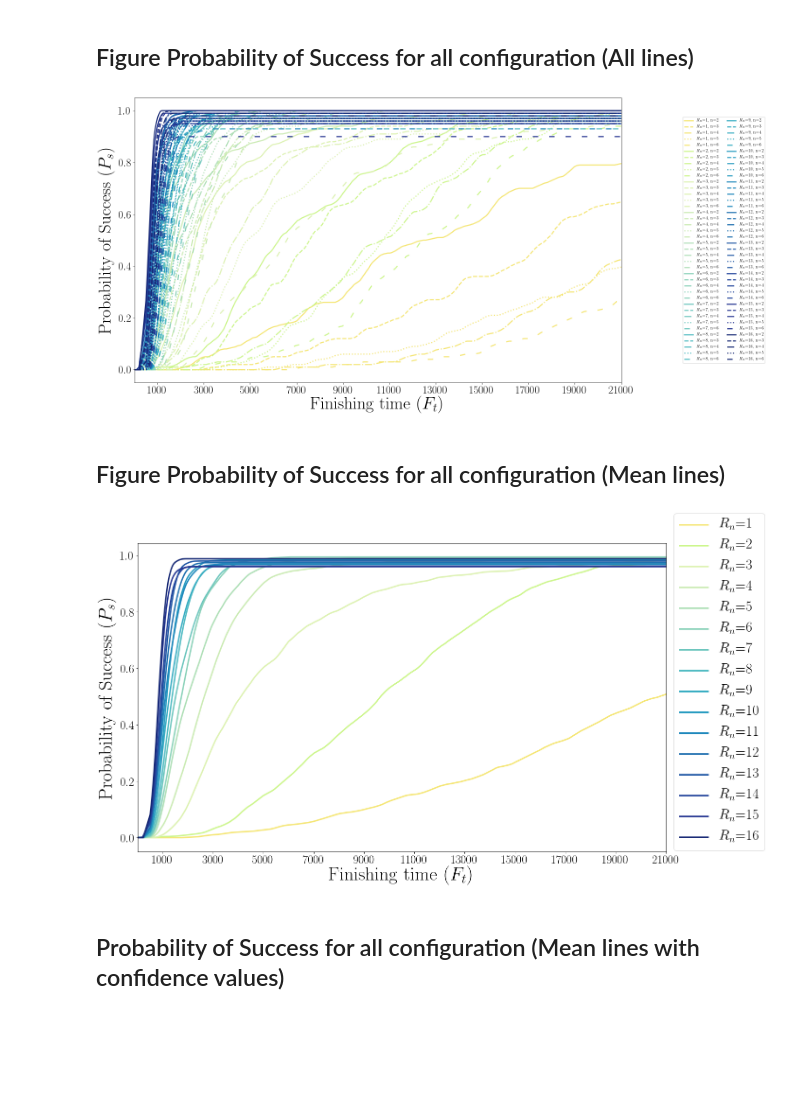
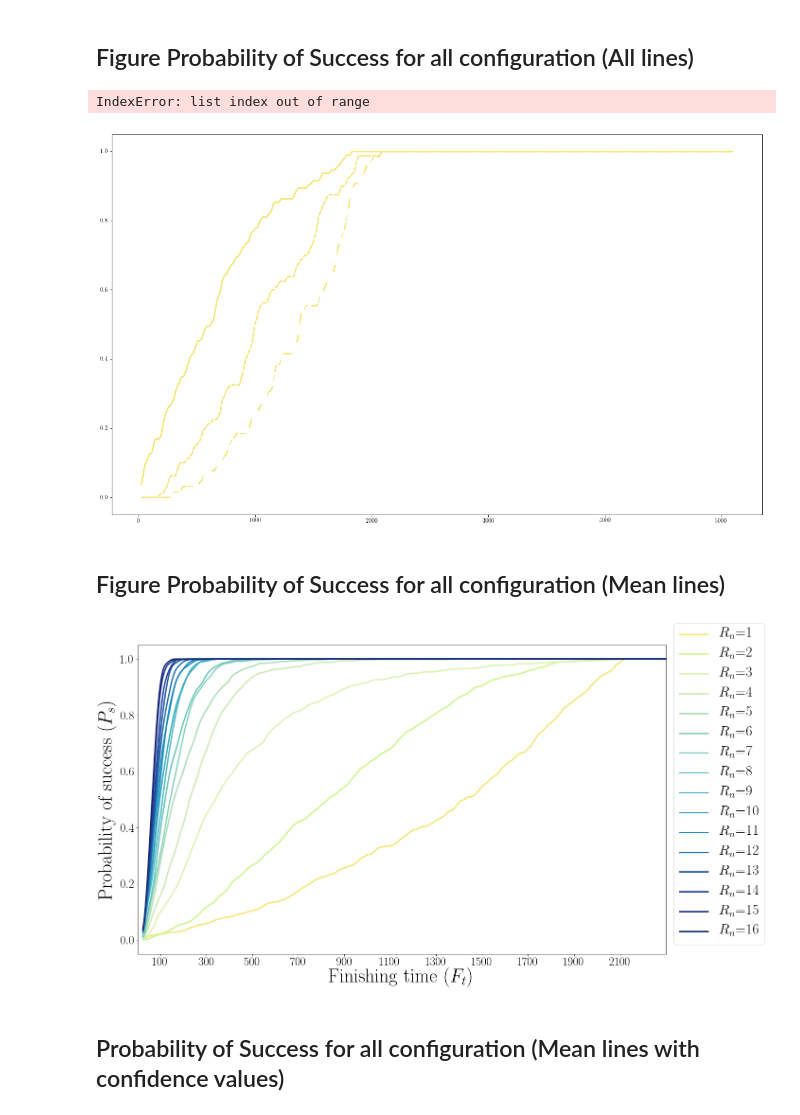
Before and after one commit to edcafenet/data_analysis_merkle_tree_experiments, a Jupyter notebook: Simulation_Analysis_Foraging.ipynb, the cells around one changed output. Drawn from its saved outputs; the diff is of its cells as text; code cells hidden in the pictures; blank space fills up the shorter version.

Commit message:
last version of the scripts

```diff
--- a/Simulation_Analysis_Foraging.ipynb
+++ b/Simulation_Analysis_Foraging.ipynb
@@ -24,10 +25,11 @@ color_map[1] = '#cdf68d'
 
 #color_map = sns.cubehelix_palette(n_colors=len(ROBOT_RANGE), light=0.7, rot=-0.4)
 
-linestyles = ['-', '--', '-.', ':', '-']
+linestyles = ['-', '--', '-.', ':', '-','-']
 markers=['x', ',', '^', 'o', '.']
 loosely_dotted = (0, (5,10))
-linestyles = ['solid','dashed','dashdot','dotted',loosely_dotted]
+#linestyles = ['solid','dashed','dashdot','dotted', (0, (3, 5, 1, 5)), loosely_dotted]
+linestyles = ['solid','dashed', loosely_dotted]
 sns.palplot(color_map)
 # %% [output]
 [figure]
@@ -59,13 +82,13 @@ def FinishingTimesFirstToCompleteMerkleTree(NUMBER_OF_ROBOTS, NUMBER_OF_TOKENS,
         if array_with_nan.empty:
             if (col_dimension < THRESHOLD):
                 first_robot_timestamp = frame[column_sim_id].index[frame[column_sim_id]>0][0] + 2
-                sims_set_list.append(first_robot_timestamp)
+                sims_set_list.append(first_robot_timestamp/10)
             else:
                 sims_set_list.append(np.nan)
 
         # If there is NaN just get the first one
         else:
-            sims_set_list.append(min(array_with_nan)+1)
+            sims_set_list.append((min(array_with_nan)+1)/10)
 
     return sims_set_list
 # %%
@@ -115,7 +137,7 @@ def CompletionSuccess(THRESHOLD, FINISHING_TIMES):
 #  Foraging Mission Analysis Sequential
 # %%
 # Specify the file paths and the list of all sim data files
-path=r'/Users/eddie/foraging-epuck-sim-last-100-iterations/' # use your path
+path=r'/home/eddie/foraging-epuck-sim-last-100-iterations/' # use your path
 ALL_FILES = glob2.glob(path + "/*/*/*/*/*.dat")
 
 # Filter up to what simulation do you want to consider
@@ -128,9 +150,9 @@ for _file in ALL_FILES:
 # %%
 # Specify the search terms for filtering the files
 ROBOT_RANGE = range(1,17)
-TOKEN_RANGE = range(4,9)
+TOKEN_RANGE = [2, 4, 5, 6, 7, 8]
 DENSITY_OF_TOKENS = '\d'
-TIMEOUT_THRESHOLD = 21000
+TIMEOUT_THRESHOLD = 5100
 
 # Matrix Creation
 FINISHING_TIMES = [[[] for i in range(len(TOKEN_RANGE))] for i in range(len(ROBOT_RANGE))]
@@ -142,41 +164,42 @@ pairs = [(i,j) for i in range(len(ROBOT_RANGE)) for j in range(len(TOKEN_RANGE))
 for x, NUMBER_OF_ROBOTS in enumerate(ROBOT_RANGE):
     for y, NUMBER_OF_TOKENS in enumerate(TOKEN_RANGE):
         FINISHING_TIMES[x][y] = FinishingTimesFirstToCompleteMerkleTree(NUMBER_OF_ROBOTS, NUMBER_OF_TOKENS, DENSITY_OF_TOKENS, TIMEOUT_THRESHOLD, ALL_FILES)
-        SUCCESS_PERCENTAGES[x][y] = CompletionSuccess(TIMEOUT_THRESHOLD, FINISHING_TIMES[x][y])
+        SUCCESS_PERCENTAGES[x][y] = CompletionSuccess(TIMEOUT_THRESHOLD, [f for f in FINISHING_TIMES[x][y] if str(f) != 'nan'])
 # %% [markdown]
 ## Figure Probability of Success for all configuration (All lines)
 # %%
 def interpolate(xnew, pair, SUCCESS_PERCENTAGES):
     xnew[0][225] = SUCCESS_PERCENTAGES[pair[0]][pair[1]][225]
     xnew[0][200] = SUCCESS_PERCENTAGES[pair[0]][pair[1]][200]
     xnew[0][100] = SUCCESS_PERCENTAGES[pair[0]][pair[1]][100]
     xnew[0][0] = SUCCESS_PERCENTAGES[pair[0]][pair[1]][0]
     return xnew
 
 # Success rate calculation
 plt.figure(figsize=(20,12))
 plt.rc('text', usetex=True)
 plt.rc('font', family='serif')
 
 for pair in pairs:
-    xnew = pd.DataFrame(SUCCESS_PERCENTAGES[pair[0]][pair[1]]).rolling(500).mean()
-    xnew = interpolate(xnew, pair, SUCCESS_PERCENTAGES)
+    xnew = pd.DataFrame(SUCCESS_PERCENTAGES[pair[0]][pair[1]]).rolling(25).mean()
+    #xnew = interpolate(xnew, pair, SUCCESS_PERCENTAGES)
     xnew = xnew.interpolate()
     xnew.dropna(inplace=True)
-    #plt.plot(xnew, color=color_map[pair[0]], ls=linestyles[pair[1]], label = "_nolegend")
+    plt.plot(xnew, color=color_map[pair[0]], ls=linestyles[pair[1]], label = "_nolegend")
     plt.plot(xnew, color=color_map[pair[0]], lw=2.5, ls=linestyles[pair[1]], label= str(r'$R_{n}$='+ str(pair[0]+1) + ', n=' + str(pair[1]+min(TOKEN_RANGE))))
-
+    #plt.plot(xnew, color=color_map[pair[0]], lw=2.5, ls=linestyles[pair[1]], label= 'n=' + str(pair[1]+min(TOKEN_RANGE)))
 plt.tick_params(labelsize=25)
-plt.xticks([i*1000 for i in range(1,22, 2)])
-plt.xlim([0,TIMEOUT_THRESHOLD])
+plt.xticks([i*100 for i in range(1,22, 2)])
+plt.xlim([0,2300])
 plt.xlabel('Finishing time' + ' ' + r'$(F_{t})$', fontsize=40)
-plt.ylabel('Probability of Success' + ' ' + r'$(P_{s})$', fontsize=40, fontweight='bold')
+plt.ylabel('Probability of success' + ' ' + r'$(P_{s})$', fontsize=40, fontweight='bold')
 
 legend_properties = {'size': 10, 'weight': 'bold'}
 plt.legend(ncol=2, loc="right", prop=legend_properties,  bbox_to_anchor=(1.30, 0.5))
 plt.show()
 # %% [output]
+IndexError: list index out of range
-[figure, old version]
+[figure, new version]
 # %% [markdown]
 ## Figure Probability of Success for all configuration (Mean lines)
 # %%
@@ -192,22 +215,22 @@ plt.figure(figsize=(20,12))
 for pair in range(len(ROBOT_RANGE)):
     all_xs = pd.DataFrame(SUCCESS_PERCENTAGES[pair])
     xnew_mean = all_xs.mean(axis=0)
-    xnew = xnew_mean.rolling(500).mean()
-    xnew = interpolate(xnew, pair, xnew_mean)
+    xnew = xnew_mean.rolling(25).mean()
+    #xnew = interpolate(xnew, pair, xnew_mean)
     xnew = xnew.interpolate()
     plt.plot(xnew, color=color_map[pair], ls=linestyles[0], lw=3, label = str(r'$R_{n}$='+ str(pair+1)))
     plt.legend(prop={'weight':'bold'})
 
 plt.tick_params(labelsize=25)
-plt.xticks([i*1000 for i in range(1,22, 2)])
+plt.xticks([i*100 for i in range(1,22, 2)])
 plt.xlabel('Finishing time' + ' ' + r'$(F_{t})$', fontsize=40)
-plt.ylabel('Probability of Success' + ' ' + r'$(P_{s})$', fontsize=40, fontweight='bold')
-plt.xlim([0,TIMEOUT_THRESHOLD])
+plt.ylabel('Probability of success' + ' ' + r'$(P_{s})$', fontsize=40, fontweight='bold')
+plt.xlim([0,2300])
 legend_properties = {'size': 30, 'weight': 'bold'}
 plt.legend(ncol=1,loc="right", prop=legend_properties, bbox_to_anchor=(1.20, 0.55))
 plt.show()
 # %% [output]
-[figure, old version]
+[figure, new version]
 # %% [markdown]
 ## Probability of Success for all configuration (Mean lines with confidence values)
 # %%
```
Also changed, not shown: parts of 21 cells of this notebook, 27 other files.
